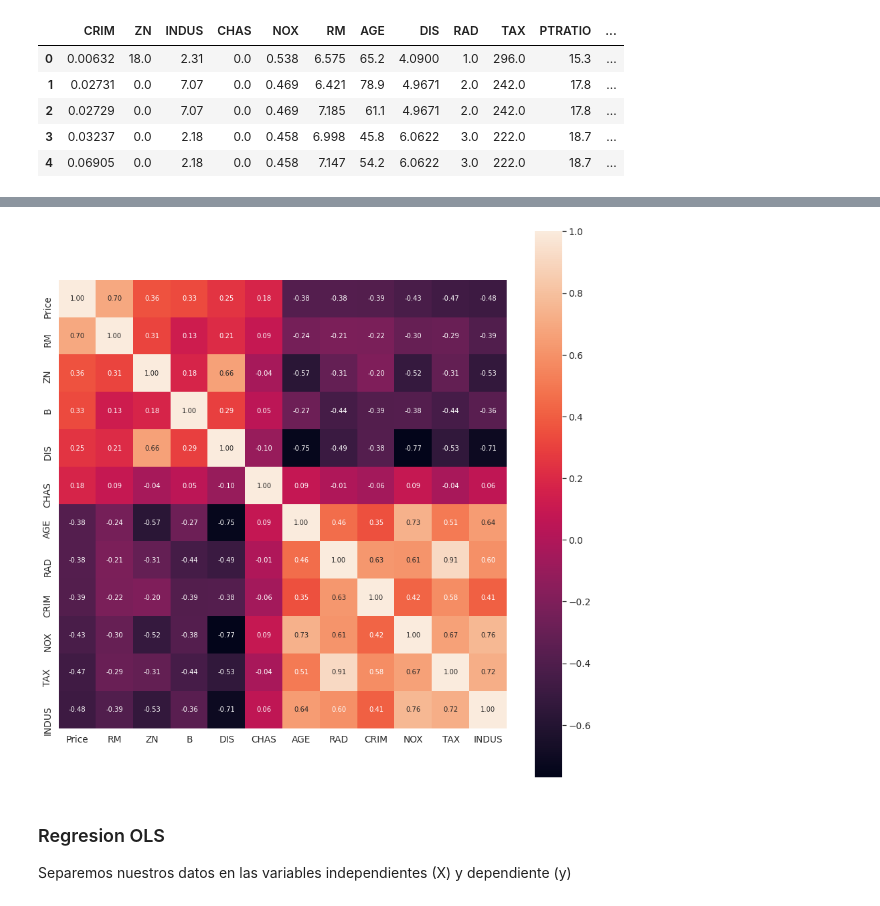
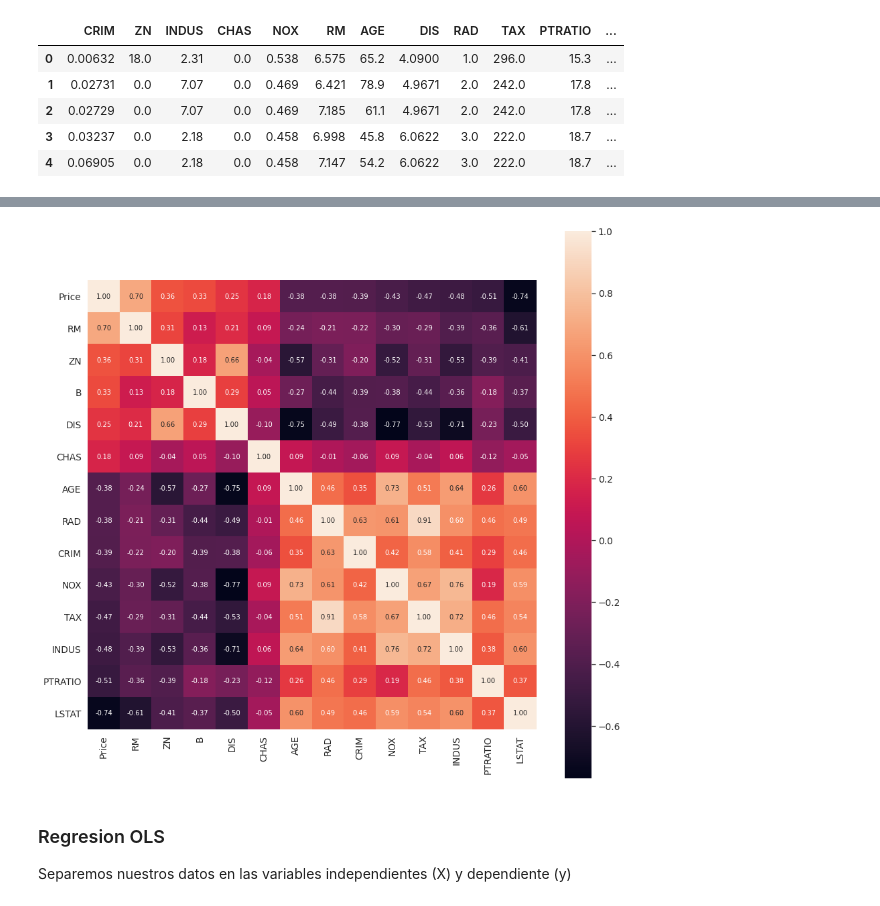
Before and after one commit to orga-de-datos/practicas, a Jupyter notebook: 11_regularizacion/Regularización.ipynb, the cells around one changed output, grey strips where cells are left out. Cells and saved outputs as stored; diff of their text form; code cells hidden in the pictures.

```diff
--- a/11_regularizacion/Regularización.ipynb
+++ b/11_regularizacion/Regularización.ipynb
@@ -88,25 +92,25 @@ Veamos ahora como es la correlación de los features de este dataset
 # %%
 
 corrmat = boston_df.corr()
-k = 12  # number of variables for heatmap
+k = 14  # number of variables for heatmap
 cols = corrmat.nlargest(k, 'Price')['Price'].index
 cm = np.corrcoef(boston_df[cols].values.T)
 sns.set(font_scale=1.25)
 fig, ax = plt.subplots(figsize=(15, 15))
 hm = sns.heatmap(
     cm,
     cbar=True,
     annot=True,
     square=True,
     fmt='.2f',
     annot_kws={'size': 10},
     yticklabels=cols.values,
     xticklabels=cols.values,
 )
 
 plt.show()
 # %% [output]
-[figure, old version]
+[figure, new version]
 # %% [markdown]
 ### Regresion OLS
 
```
Also changed, not shown: parts of 41 cells of this notebook, 17 other files.
